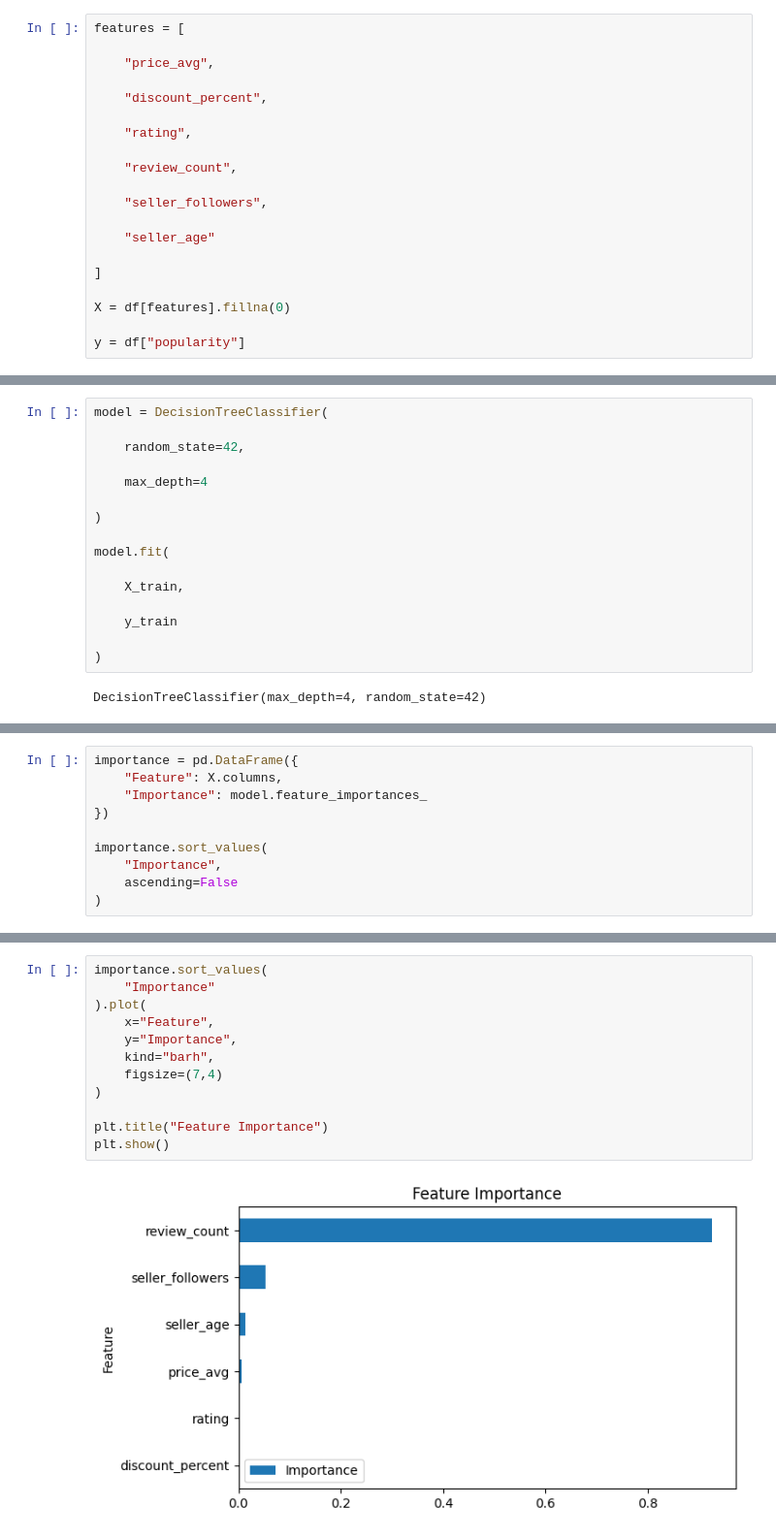
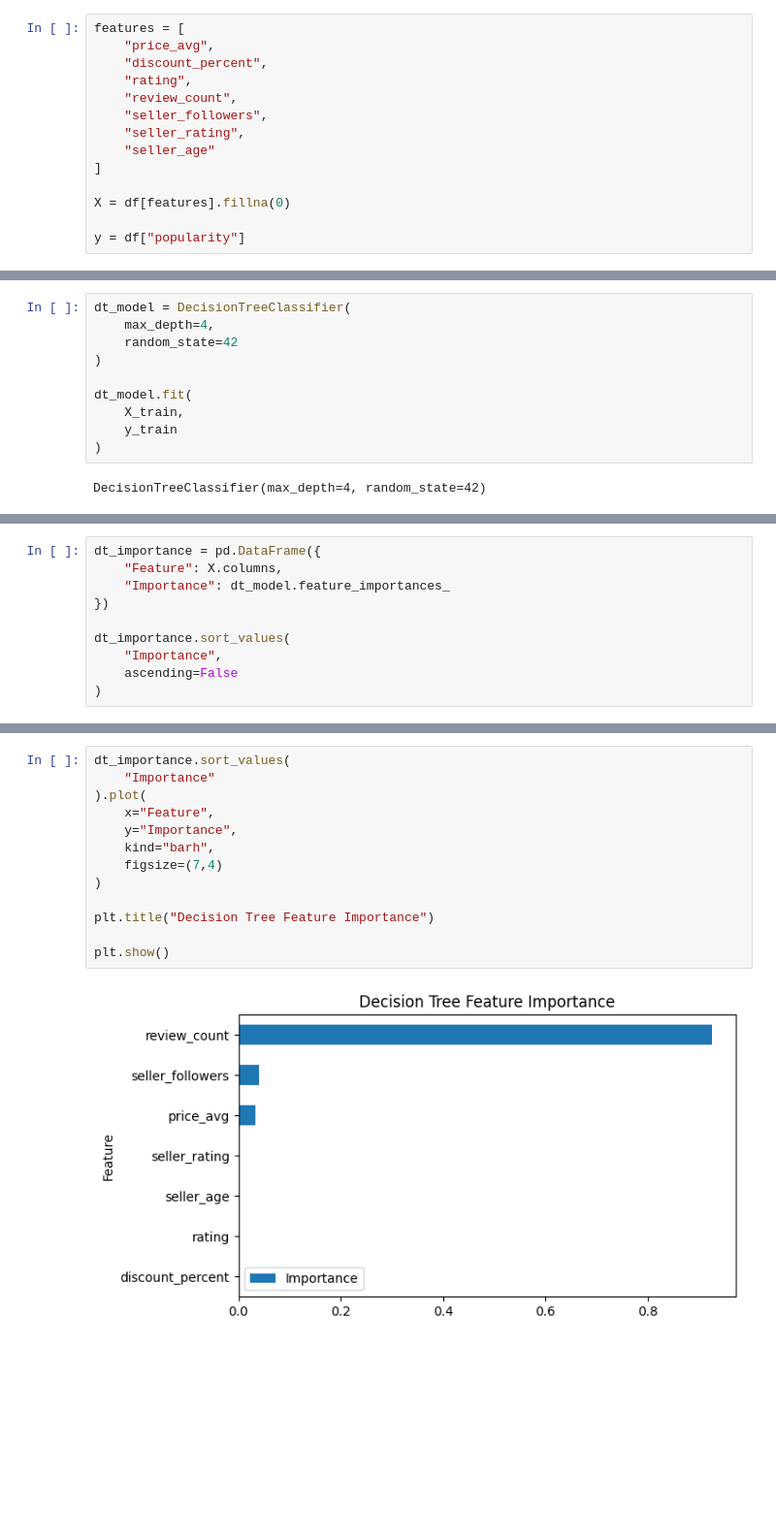
Before and after one commit to walsptr/tugas_ds, a Jupyter notebook: notebooks/05_classification.ipynb, the cells around one changed output, grey strips where cells are left out. Shown at 97% size. Saved outputs shown, nothing was run; the diff lists cells and outputs as text; blank space fills up the shorter version.

```diff
--- a/notebooks/05_classification.ipynb
+++ b/notebooks/05_classification.ipynb
@@ -75,18 +115,12 @@ Feature Selection
 # %%
 features = [
-
     "price_avg",
-
     "discount_percent",
-
     "rating",
-
     "review_count",
-
     "seller_followers",
-
+    "seller_rating",
     "seller_age"
-
 ]
 
 X = df[features].fillna(0)
@@ -122,18 +155,12 @@ Model klasifikasi dibangun menggunakan algoritma Decision Tree.
 # %%
-model = DecisionTreeClassifier(
-
-    random_state=42,
-
-    max_depth=4
-
+dt_model = DecisionTreeClassifier(
+    max_depth=4,
+    random_state=42
 )
 
-model.fit(
-
+dt_model.fit(
     X_train,
-
     y_train
-
 )
 # %% [output]
 DecisionTreeClassifier(max_depth=4, random_state=42)
@@ -196,10 +223,10 @@ Decision Tree memiliki kelebihan yaitu dapat menunjukkan fitur yang paling berpe
 # %%
-importance = pd.DataFrame({
+dt_importance = pd.DataFrame({
     "Feature": X.columns,
-    "Importance": model.feature_importances_
+    "Importance": dt_model.feature_importances_
 })
 
-importance.sort_values(
+dt_importance.sort_values(
     "Importance",
     ascending=False
 )
@@ -216,14 +242,15 @@ Lalu visualisasi
 # %%
-importance.sort_values(
+dt_importance.sort_values(
     "Importance"
 ).plot(
     x="Feature",
     y="Importance",
     kind="barh",
     figsize=(7,4)
 )
 
-plt.title("Feature Importance")
+plt.title("Decision Tree Feature Importance")
+
 plt.show()
 # %% [output]
-[figure, old version]
+[figure, new version]
```
Also changed, not shown: parts of 39 cells of this notebook.
